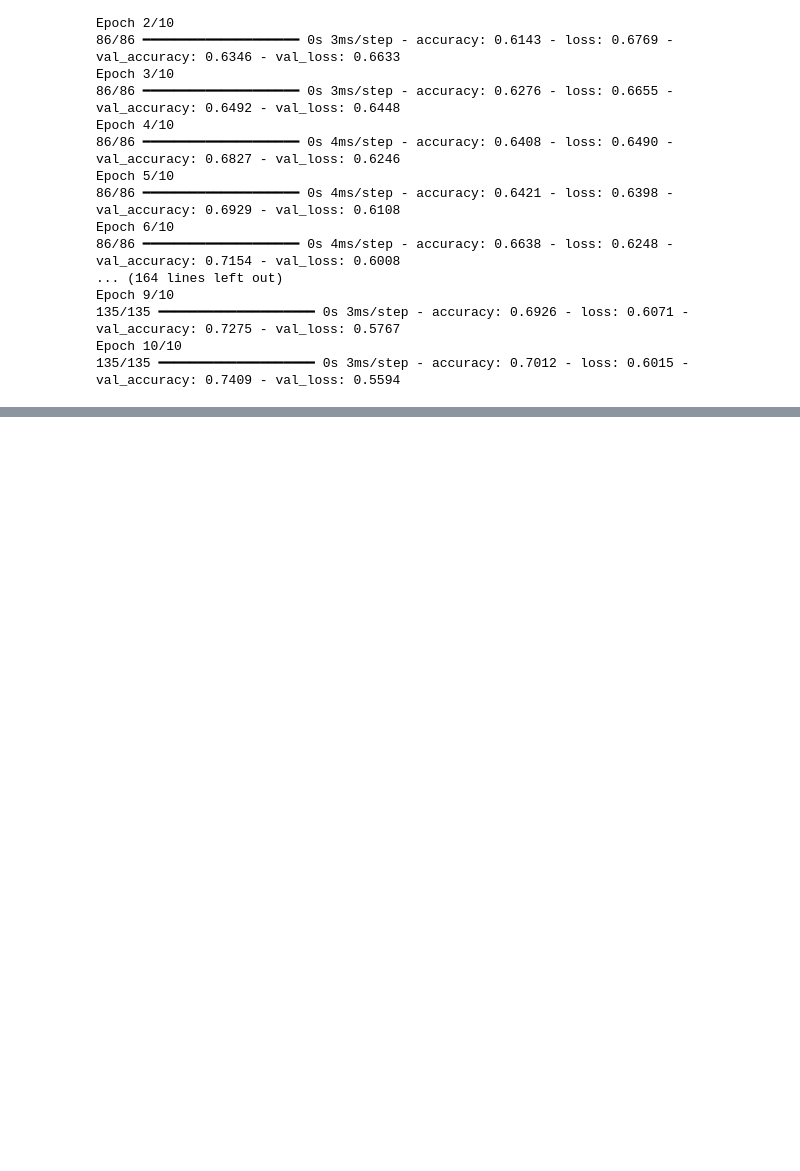
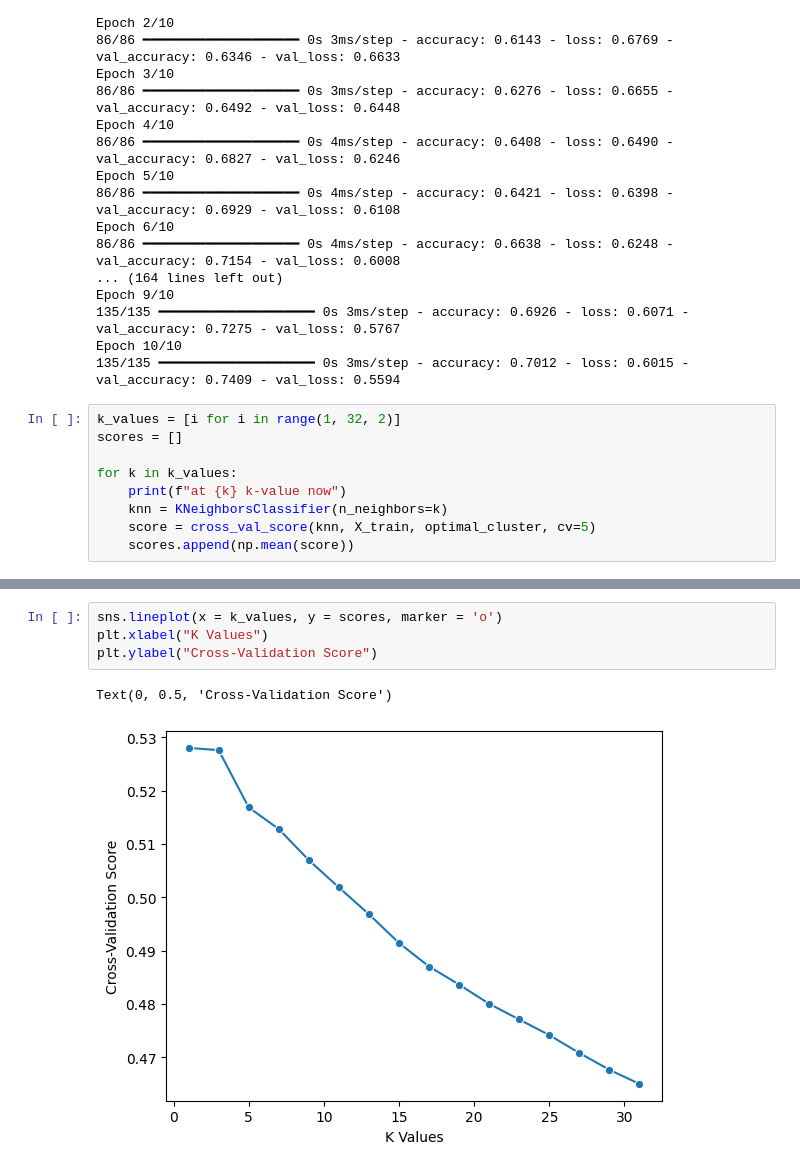
Before and after one commit to Chronyx132/Twitter_Sentiment, a Jupyter notebook: Src/Irving.ipynb, the cells around one changed output, grey strips where cells are left out. Drawn from its saved outputs; the diff is of its cells as text; blank space fills up the shorter version.

```diff
--- a/Src/Irving.ipynb
+++ b/Src/Irving.ipynb
@@ -1585,3 +1585,12 @@ Epoch 9/10
 135/135 ━━━━━━━━━━━━━━━━━━━━ 0s 3ms/step - accuracy: 0.6926 - loss: 0.6071 - val_accuracy: 0.7275 - val_loss: 0.5767
 Epoch 10/10
 135/135 ━━━━━━━━━━━━━━━━━━━━ 0s 3ms/step - accuracy: 0.7012 - loss: 0.6015 - val_accuracy: 0.7409 - val_loss: 0.5594
+# %%
+k_values = [i for i in range(1, 32, 2)]
+scores = []
+
+for k in k_values:
+    print(f"at {k} k-value now")
+    knn = KNeighborsClassifier(n_neighbors=k)
+    score = cross_val_score(knn, X_train, optimal_cluster, cv=5)
+    scores.append(np.mean(score))
@@ -1587,0 +1614,7 @@ Epoch 10/10
+# %%
+sns.lineplot(x = k_values, y = scores, marker = 'o')
+plt.xlabel("K Values")
+plt.ylabel("Cross-Validation Score")
+# %% [output]
+Text(0, 0.5, 'Cross-Validation Score')
+[figure, added]
```
Also changed, not shown: parts of 1 cell of this notebook.
